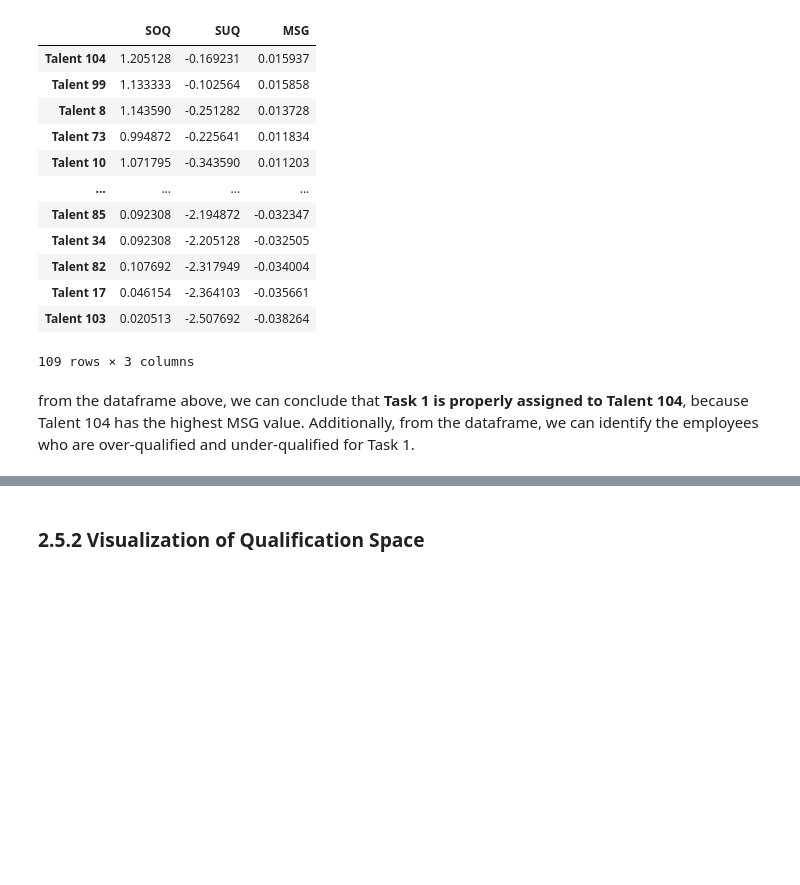
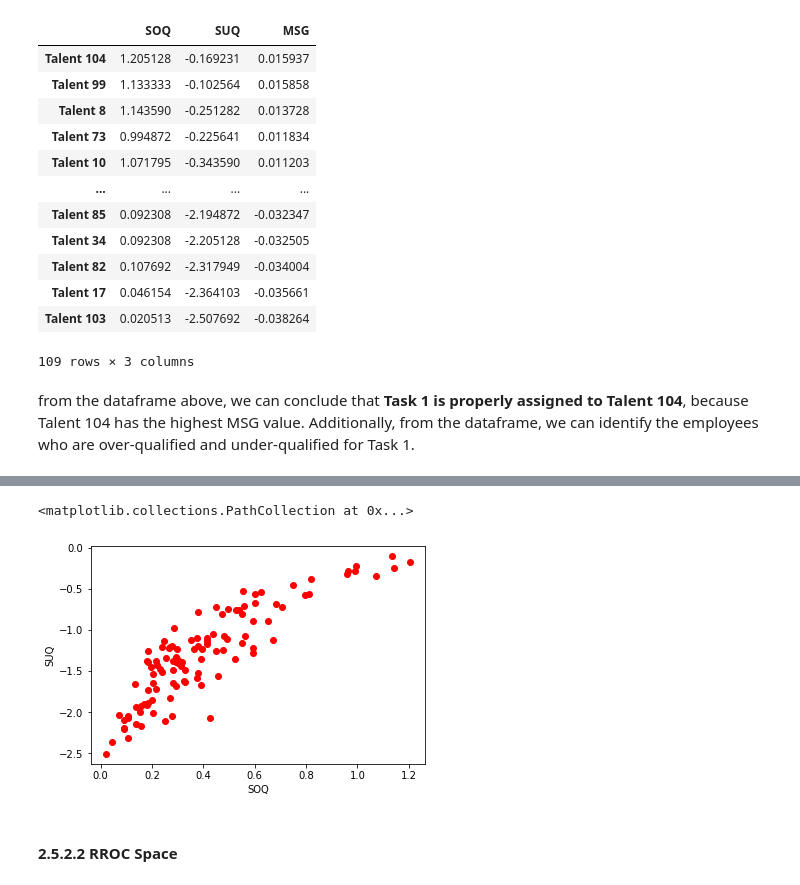
Before and after one commit to TK-Bunga-Matahari/shinchan, a Jupyter notebook: playgorund/competence_assesment/competence_assesment.ipynb, the cells around one changed output, grey strips where cells are left out. Drawn from its saved outputs; the diff is of its cells as text; code cells hidden in the pictures; blank space fills up the shorter version.

Commit message:
add: initial scatter plot

```diff
--- a/playgorund/competence_assesment/competence_assesment.ipynb
+++ b/playgorund/competence_assesment/competence_assesment.ipynb
@@ -400,2 +410,10 @@ from the dataframe above, we can conclude that **Task 1 is properly assigned to
+# %%
+%matplotlib inline
+plt.xlabel('SOQ')
+plt.ylabel('SUQ')
+plt.scatter(ranking_df.SOQ, ranking_df.SUQ, color='red')
+# %% [output]
+<matplotlib.collections.PathCollection at 0x...>
+[figure, added]
 # %% [markdown]
-### 2.5.2 Visualization of Qualification Space
+#### 2.5.2.2 RROC Space
```
Also changed, not shown: parts of 3 cells of this notebook.
